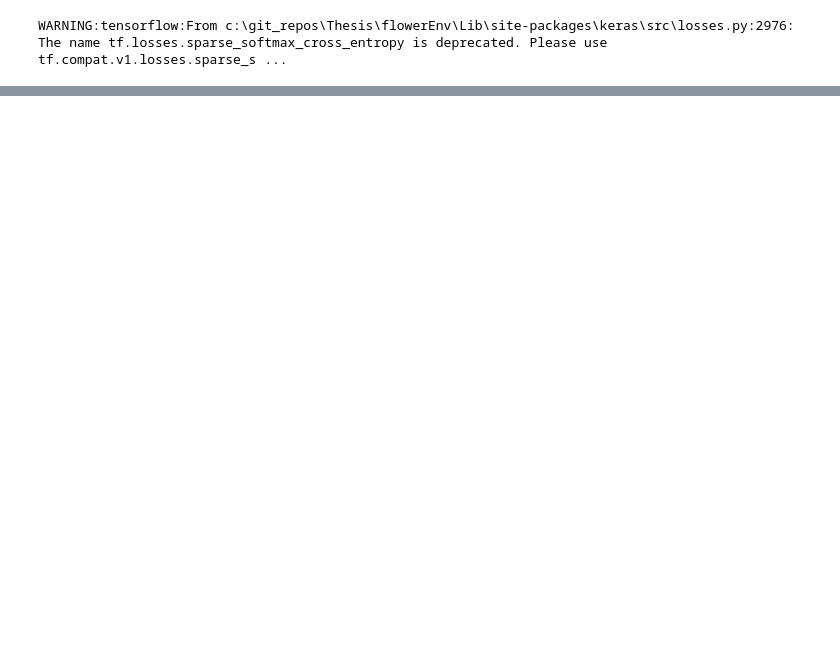
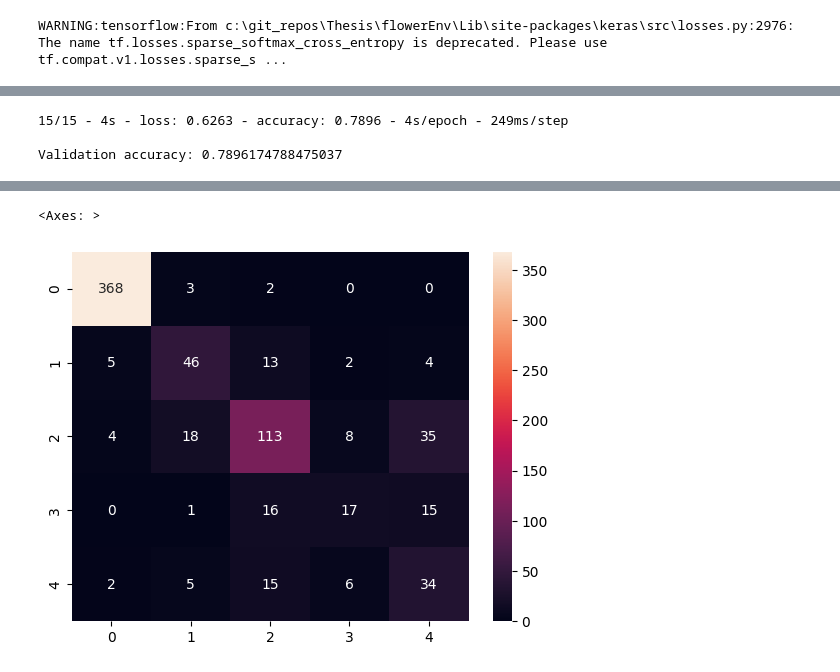
Before and after one commit to Ruairi-Grant/PrivateFedLearn, a Jupyter notebook: centralized.ipynb, the cells around one changed output, grey strips where cells are left out. Saved outputs shown, nothing was run; the diff lists cells and outputs as text; code cells hidden in the pictures; blank space fills up the shorter version.

```diff
--- a/centralized.ipynb
+++ b/centralized.ipynb
@@ -484,0 +31,7 @@ array([[0., 0., 1., 0., 0.]], dtype=float32)
+# %%
+# Defing Hyperparamaters
+EPOCHS = 100
+BATCH_SIZE = 50
+SEED = 42
+IMAGE_SIZE = [265, 265]
+DATA_DIR = Path("Datasets\\aptos2019-blindness-detection\\train")
@@ -484,0 +244,15 @@ array([[0., 0., 1., 0., 0.]], dtype=float32)
+# %%
+from sklearn.metrics import classification_report
+
+# Get the true labels and predicted labels
+true_labels = []
+predicted_labels = []
+
+for images, labels in train_ds:
+    predictions = model.predict(images)
+    predicted_labels.extend(np.argmax(predictions, axis=1))
+    true_labels.extend(labels.numpy())
+
+# Create the classification report
+report = classification_report(true_labels, predicted_labels)
+print(report)
@@ -484,0 +277,26 @@ array([[0., 0., 1., 0., 0.]], dtype=float32)
+# %%
+val_loss, val_acc = model.evaluate(val_ds, verbose=2)
+print('\nValidation accuracy:', val_acc)
+# %% [output]
+15/15 - 4s - loss: 0.6263 - accuracy: 0.7896 - 4s/epoch - 249ms/step
+
+Validation accuracy: 0.7896174788475037
+# %%
+import seaborn as sns
+from sklearn.metrics import confusion_matrix
+
+# Get the true labels and predicted labels
+true_labels = []
+predicted_labels = []
+
+for images, labels in val_ds:
+    predictions = model.predict(images)
+    predicted_labels.extend(np.argmax(predictions, axis=1))
+    true_labels.extend(labels.numpy())
+
+# Create the confusion matrix
+cm = confusion_matrix(true_labels, predicted_labels)
+
+# Print the confusion matrix using seaborn
+sns.heatmap(cm, annot=True, fmt="d")
+# %% [output]
@@ -484,0 +318,2 @@ array([[0., 0., 1., 0., 0.]], dtype=float32)
+<Axes: >
+[figure, added]
```
Also changed, not shown: parts of 40 cells of this notebook, 1 other file.
